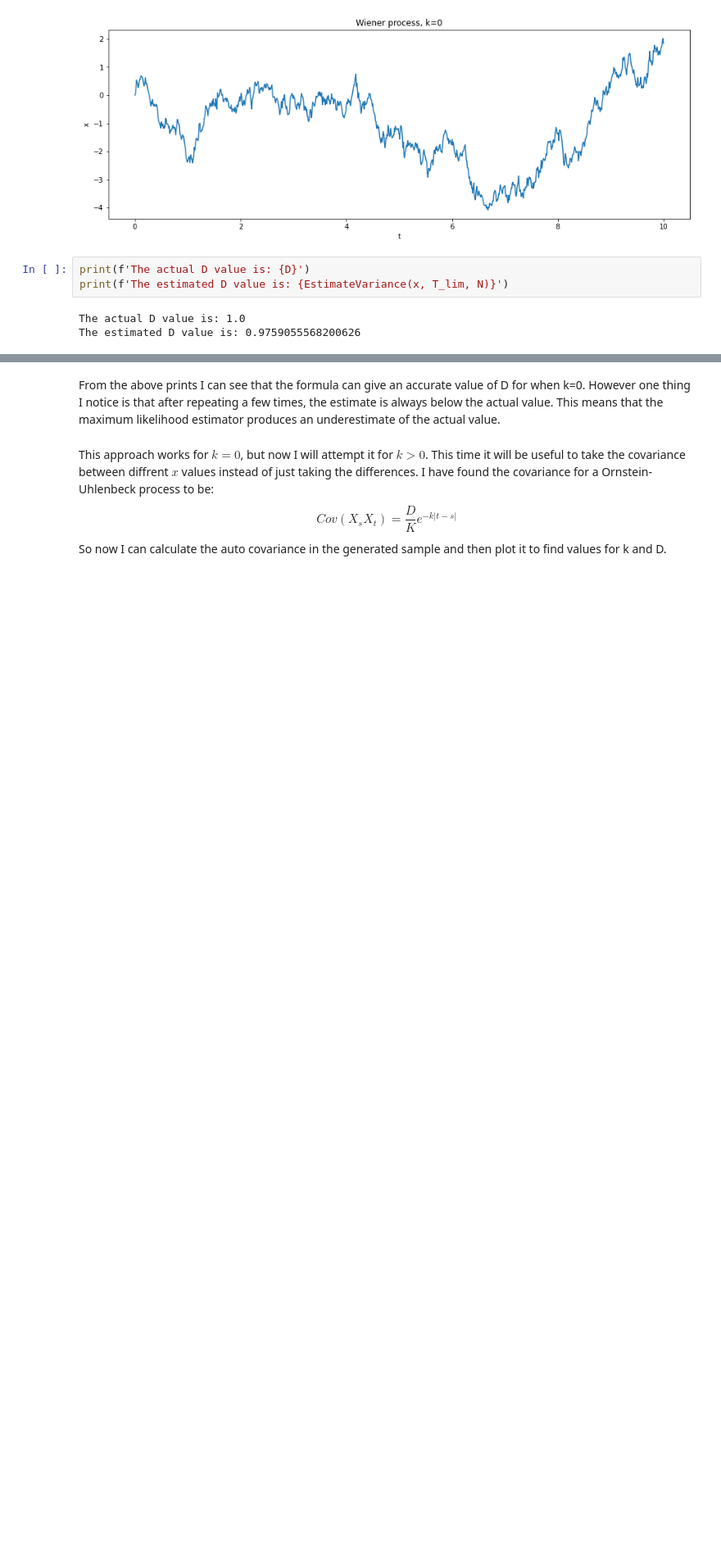
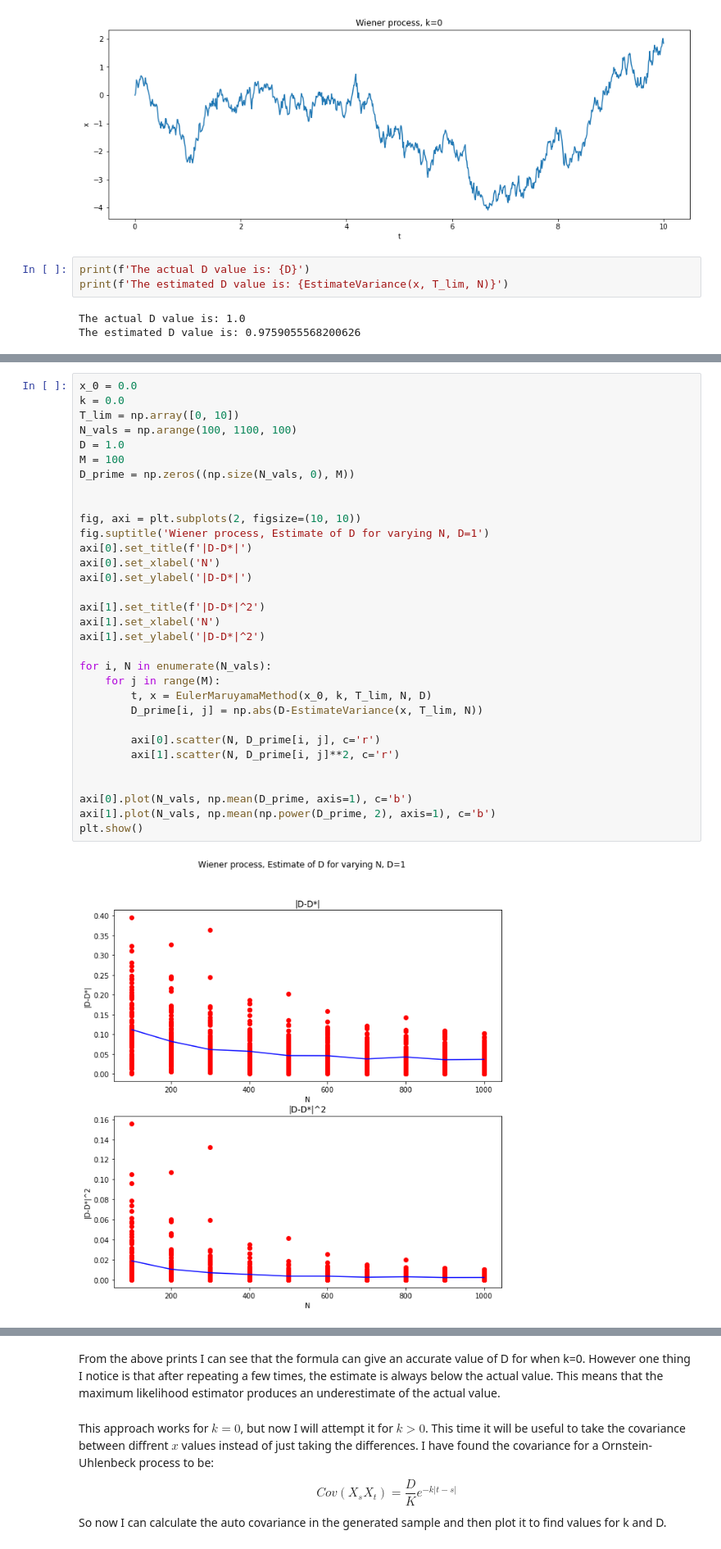
Before and after one commit to db14401/M4R, a Jupyter notebook: SDE_numerical_solution.ipynb, the cells around one changed output, grey strips where cells are left out. Shown: that part at 82% size. Drawn from its saved outputs; the diff is of its cells as text; blank space fills up the shorter version.

Commit message:
Further plots

```diff
--- a/SDE_numerical_solution.ipynb
+++ b/SDE_numerical_solution.ipynb
@@ -169,0 +172,34 @@ The estimated D value is: 0.9759055568200626
+# %%
+x_0 = 0.0
+k = 0.0
+T_lim = np.array([0, 10])
+N_vals = np.arange(100, 1100, 100)
+D = 1.0
+M = 100
+D_prime = np.zeros((np.size(N_vals, 0), M))
+
+
+fig, axi = plt.subplots(2, figsize=(10, 10))
+fig.suptitle('Wiener process, Estimate of D for varying N, D=1')
+axi[0].set_title(f'|D-D*|')
+axi[0].set_xlabel('N')
+axi[0].set_ylabel('|D-D*|')
+
+axi[1].set_title(f'|D-D*|^2')
+axi[1].set_xlabel('N')
+axi[1].set_ylabel('|D-D*|^2')
+
+for i, N in enumerate(N_vals):
+    for j in range(M):
+        t, x = EulerMaruyamaMethod(x_0, k, T_lim, N, D)
+        D_prime[i, j] = np.abs(D-EstimateVariance(x, T_lim, N))
+
+        axi[0].scatter(N, D_prime[i, j], c='r')
+        axi[1].scatter(N, D_prime[i, j]**2, c='r')
+
+
+axi[0].plot(N_vals, np.mean(D_prime, axis=1), c='b')
+axi[1].plot(N_vals, np.mean(np.power(D_prime, 2), axis=1), c='b')
+plt.show()
+# %% [output]
+[figure, added]
```
Also changed, not shown: parts of 10 cells of this notebook.
